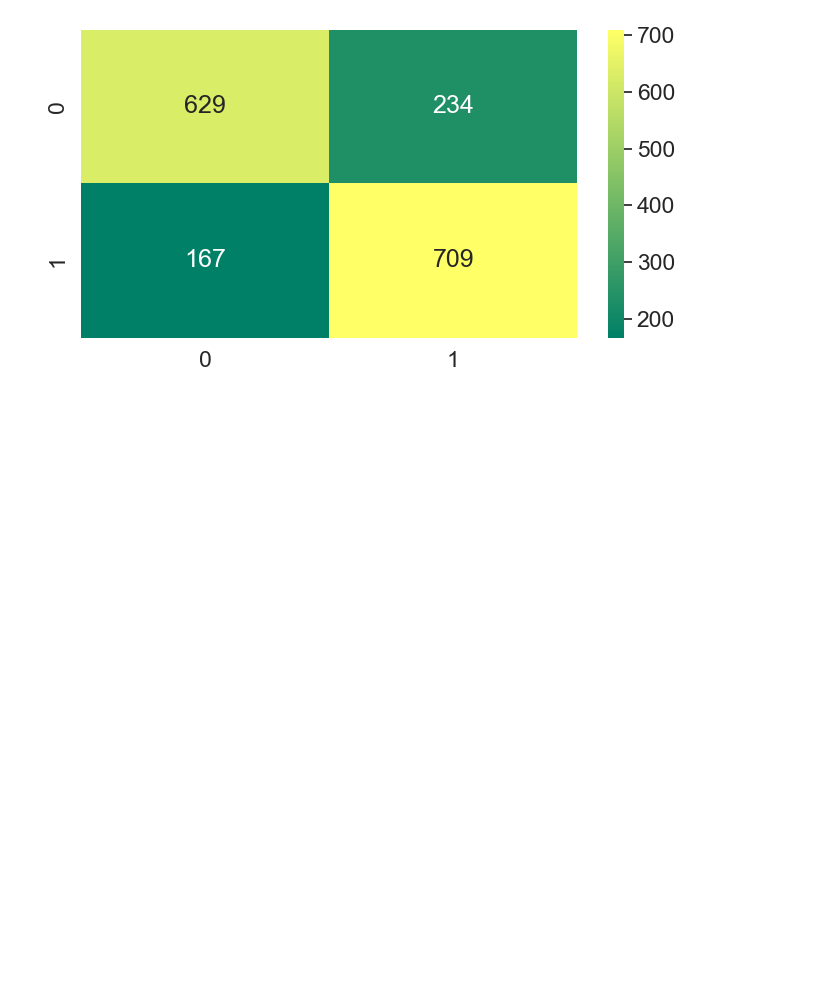
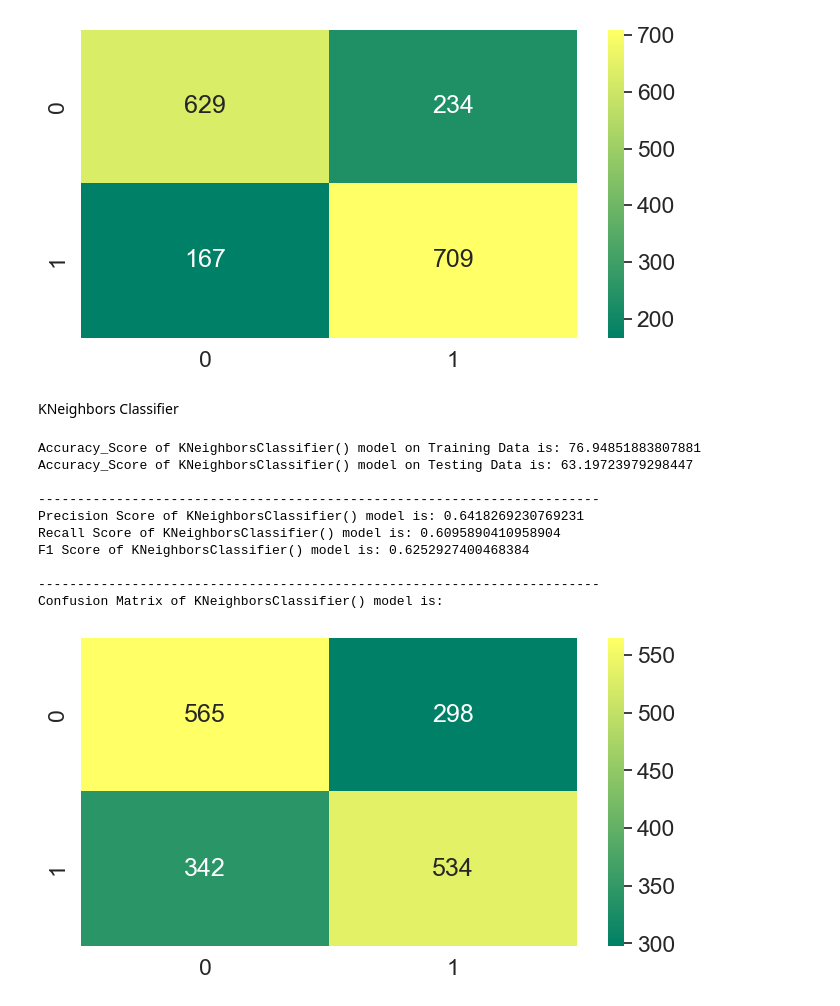
Before and after one commit to sophieporton/spaceship_titanic, a Jupyter notebook: Model fitting.ipynb, the cells around one changed output. Cells and saved outputs as stored; diff of their text form; code cells hidden in the pictures; blank space fills up the shorter version.

Commit message:
model fitting

```diff
--- a/Model fitting.ipynb
+++ b/Model fitting.ipynb
@@ -82,3 +87,19 @@ F1 Score of LogisticRegression() model is: 0.7795492028587135
 ------------------------------------------------------------------------
 Confusion Matrix of LogisticRegression() model is:
 [figure]
+# %% [markdown]
+KNeighbors Classifier
+# %%
+model_prediction(KNeighborsClassifier())
+# %% [output]
+Accuracy_Score of KNeighborsClassifier() model on Training Data is: 76.94851883807881
+Accuracy_Score of KNeighborsClassifier() model on Testing Data is: 63.19723979298447
+
+------------------------------------------------------------------------
+Precision Score of KNeighborsClassifier() model is: 0.6418269230769231
+Recall Score of KNeighborsClassifier() model is: 0.6095890410958904
+F1 Score of KNeighborsClassifier() model is: 0.6252927400468384
+
+------------------------------------------------------------------------
+Confusion Matrix of KNeighborsClassifier() model is:
+[figure, added]
```
Also changed, not shown: parts of 24 cells of this notebook.
